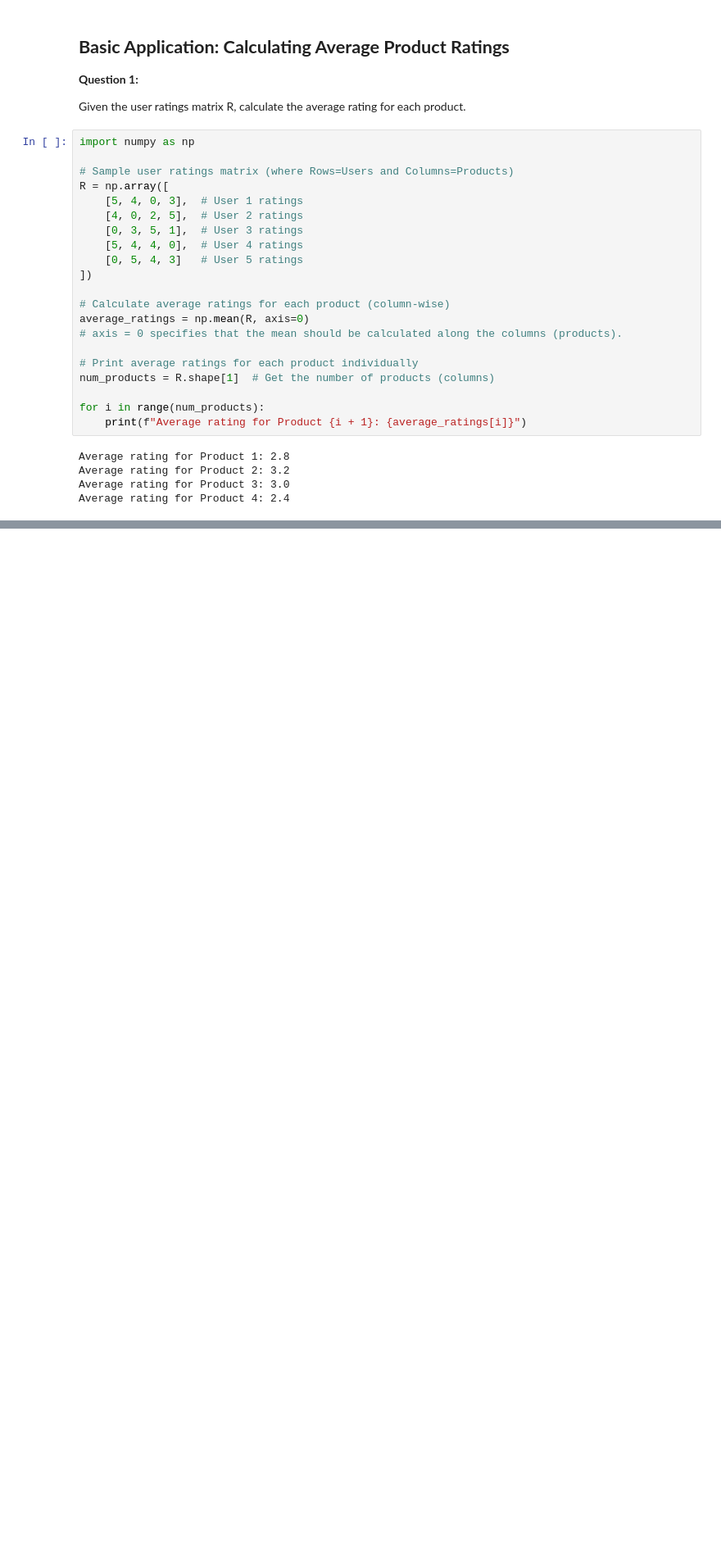
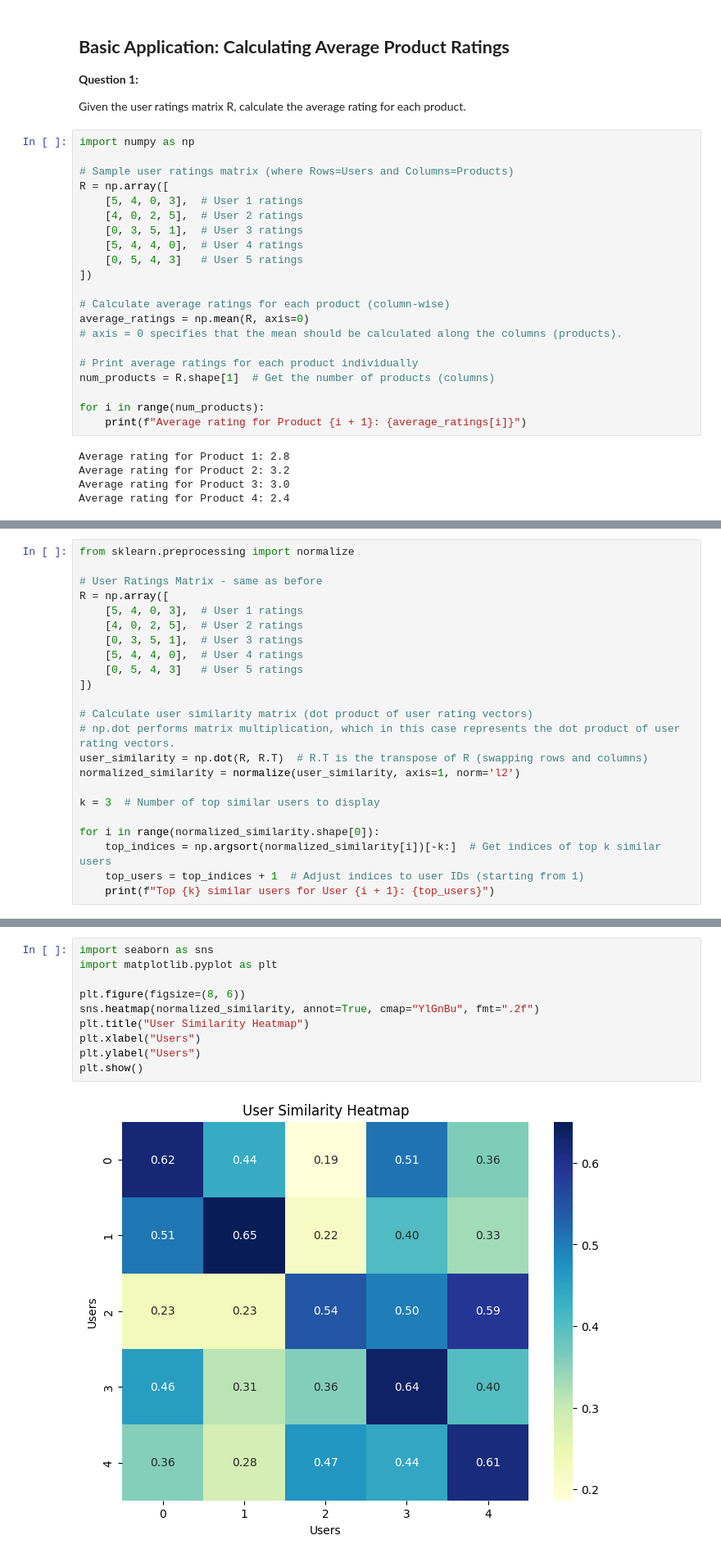
Before and after one commit to Equivocal-Richie/Linear_Algebra, a Jupyter notebook: Matrix_Arithmetic_Implementation.ipynb, the cells around one changed output, grey strips where cells are left out. Shown at 82% size. Cells and saved outputs as stored; diff of their text form; blank space fills up the shorter version.

```diff
--- a/Matrix_Arithmetic_Implementation.ipynb
+++ b/Matrix_Arithmetic_Implementation.ipynb
@@ -47,0 +54,23 @@ Average rating for Product 4: 2.4
+# %%
+from sklearn.preprocessing import normalize
+
+# User Ratings Matrix - same as before
+R = np.array([
+    [5, 4, 0, 3],  # User 1 ratings
+    [4, 0, 2, 5],  # User 2 ratings
+    [0, 3, 5, 1],  # User 3 ratings
+    [5, 4, 4, 0],  # User 4 ratings
+    [0, 5, 4, 3]   # User 5 ratings
+])
+
+# Calculate user similarity matrix (dot product of user rating vectors)
+# np.dot performs matrix multiplication, which in this case represents the dot product of user rating vectors.
+user_similarity = np.dot(R, R.T)  # R.T is the transpose of R (swapping rows and columns)
+normalized_similarity = normalize(user_similarity, axis=1, norm='l2')
+
+k = 3  # Number of top similar users to display
+
+for i in range(normalized_similarity.shape[0]):
+    top_indices = np.argsort(normalized_similarity[i])[-k:]  # Get indices of top k similar users
+    top_users = top_indices + 1  # Adjust indices to user IDs (starting from 1)
+    print(f"Top {k} similar users for User {i + 1}: {top_users}")
@@ -47,0 +85,12 @@ Average rating for Product 4: 2.4
+# %%
+import seaborn as sns
+import matplotlib.pyplot as plt
+
+plt.figure(figsize=(8, 6))
+sns.heatmap(normalized_similarity, annot=True, cmap="YlGnBu", fmt=".2f")
+plt.title("User Similarity Heatmap")
+plt.xlabel("Users")
+plt.ylabel("Users")
+plt.show()
+# %% [output]
+[figure, added]
```
Also changed, not shown: parts of 3 cells of this notebook.
